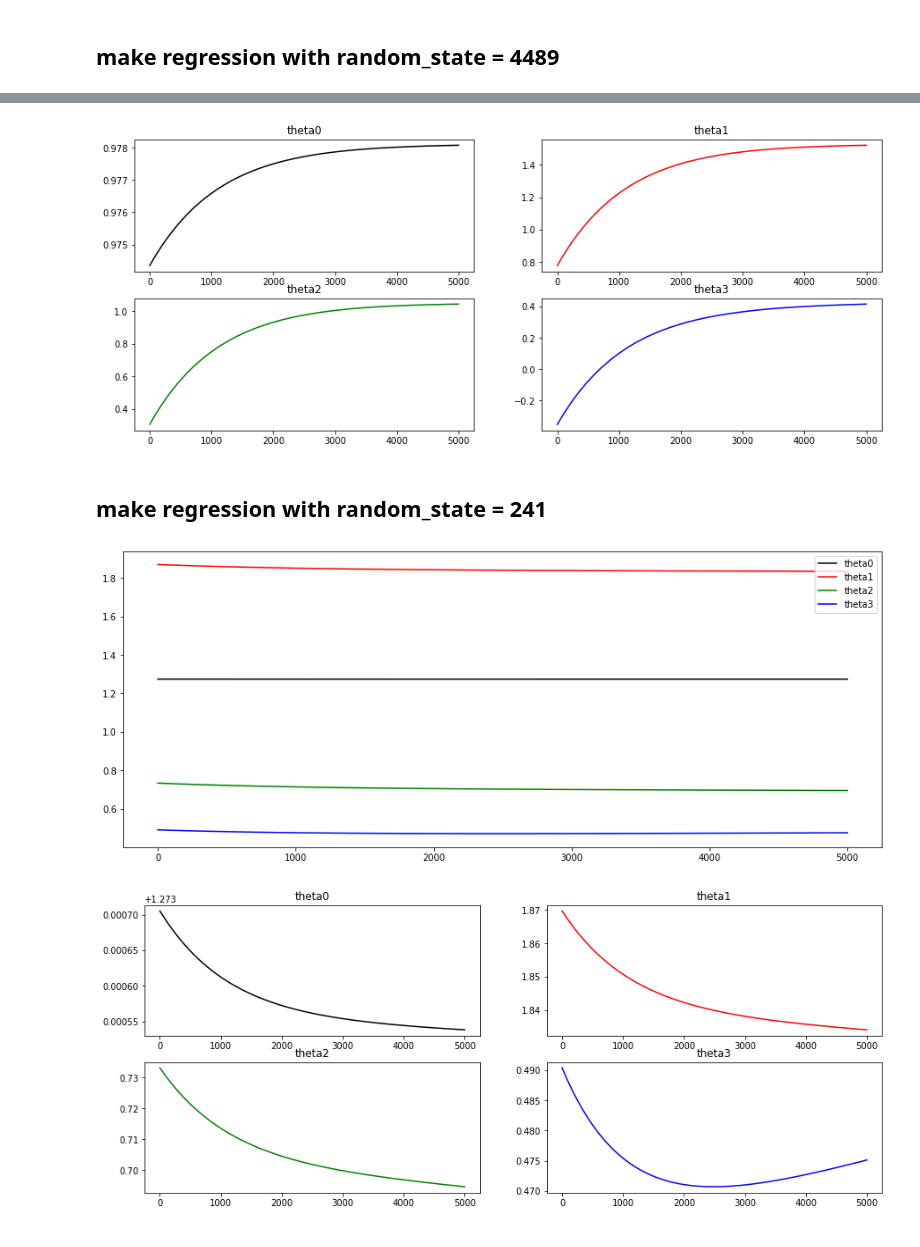
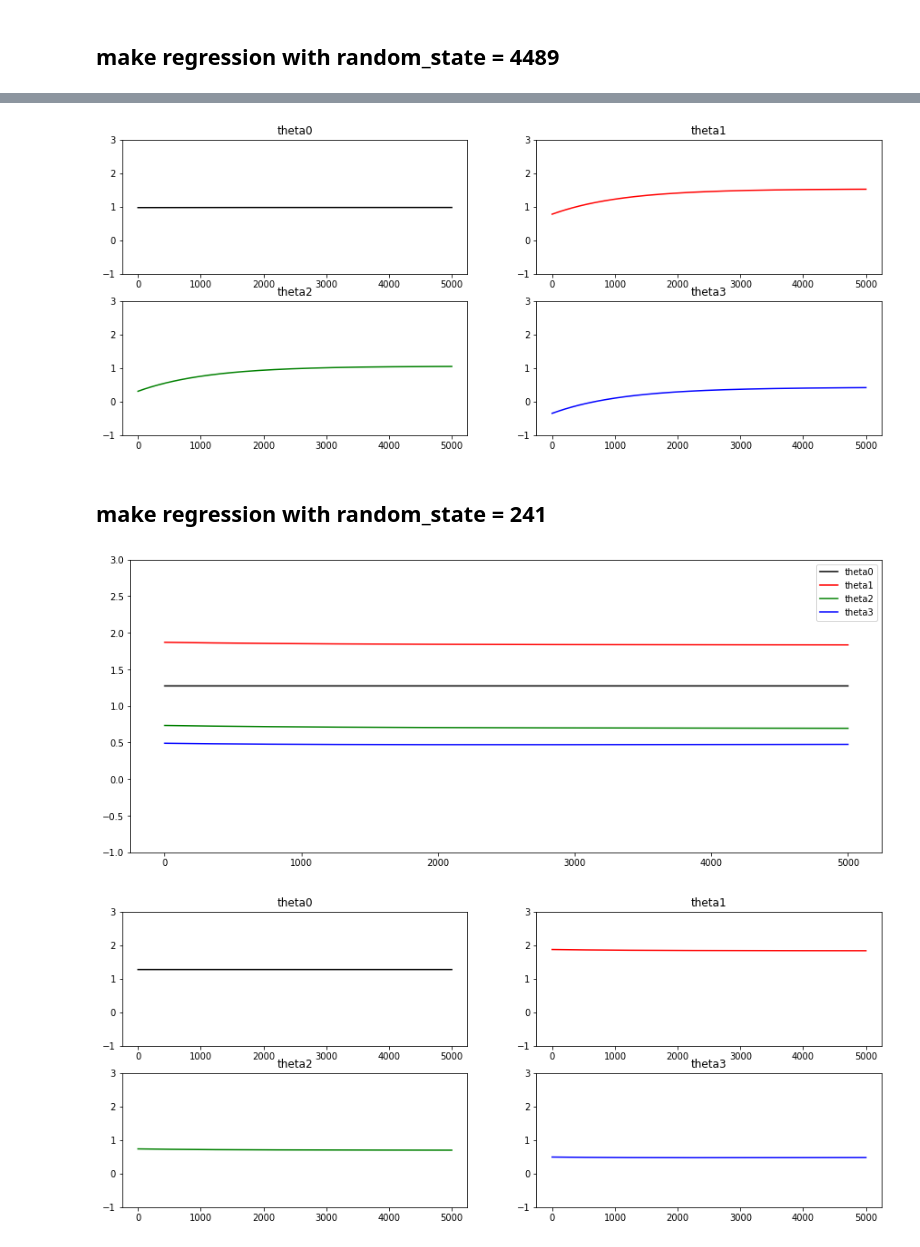
Before and after one commit to BaeHyungjun/2020-1-MachineLearning, a Jupyter notebook: 20152410_배형준_머신러닝_과제4.ipynb, the cells around one changed output, grey strips where cells are left out. Drawn from its saved outputs; the diff is of its cells as text; code cells hidden in the pictures.

```diff
--- a/20152410_배형준_머신러닝_과제4.ipynb
+++ b/20152410_배형준_머신러닝_과제4.ipynb
@@ -205,18 +213,22 @@ plt.figure(figsize=(15, 6))
 plt.subplot(221)
 plt.plot(record_theta_4489[:, 0], 'k', label='theta0')
 plt.title('theta0')
+plt.ylim((-1, 3))
 plt.subplot(222)
 plt.plot(record_theta_4489[:, 1], 'r', label='theta1')
 plt.title('theta1')
+plt.ylim((-1, 3))
 plt.subplot(223)
 plt.plot(record_theta_4489[:, 2], 'g', label='theta2')
 plt.title('theta2')
+plt.ylim((-1, 3))
 plt.subplot(224)
 plt.plot(record_theta_4489[:, 3], 'b', label='theta3')
 plt.title('theta3')
+plt.ylim((-1, 3))
 plt.show()
 # %% [output]
-[figure, old version]
+[figure, new version]
 # %% [markdown]
 ## make regression with random_state = 241
 # %%
@@ -230,28 +242,33 @@ plt.plot(record_theta_241[:, 1], 'r', label='theta1')
 plt.plot(record_theta_241[:, 2], 'g', label='theta2')
 plt.plot(record_theta_241[:, 3], 'b', label='theta3')
 plt.legend(loc='best')
+plt.ylim((-1, 3))
 plt.show()
 # %% [output]
-[figure, old version]
+[figure, new version]
 # %%
 # 그래프가 겹치는 것을 고려하여 각각 출력
 
 plt.figure(figsize=(15, 6))
 plt.subplot(221)
 plt.plot(record_theta_241[:, 0], 'k', label='theta0')
 plt.title('theta0')
+plt.ylim((-1, 3))
 plt.subplot(222)
 plt.plot(record_theta_241[:, 1], 'r', label='theta1')
 plt.title('theta1')
+plt.ylim((-1, 3))
 plt.subplot(223)
 plt.plot(record_theta_241[:, 2], 'g', label='theta2')
 plt.title('theta2')
+plt.ylim((-1, 3))
 plt.subplot(224)
 plt.plot(record_theta_241[:, 3], 'b', label='theta3')
 plt.title('theta3')
+plt.ylim((-1, 3))
 plt.show()
 # %% [output]
-[figure, old version]
+[figure, new version]
 # %% [markdown]
 초기값때문에 학습 알고리즘이 수렴하지 않아 실패한 경우도 있었지만 결과를 첨부할 수 없어서 학습이 성공한 3개의 사례를 비교해보도록 하겠다.
 
```
Also changed, not shown: parts of 13 cells of this notebook.
